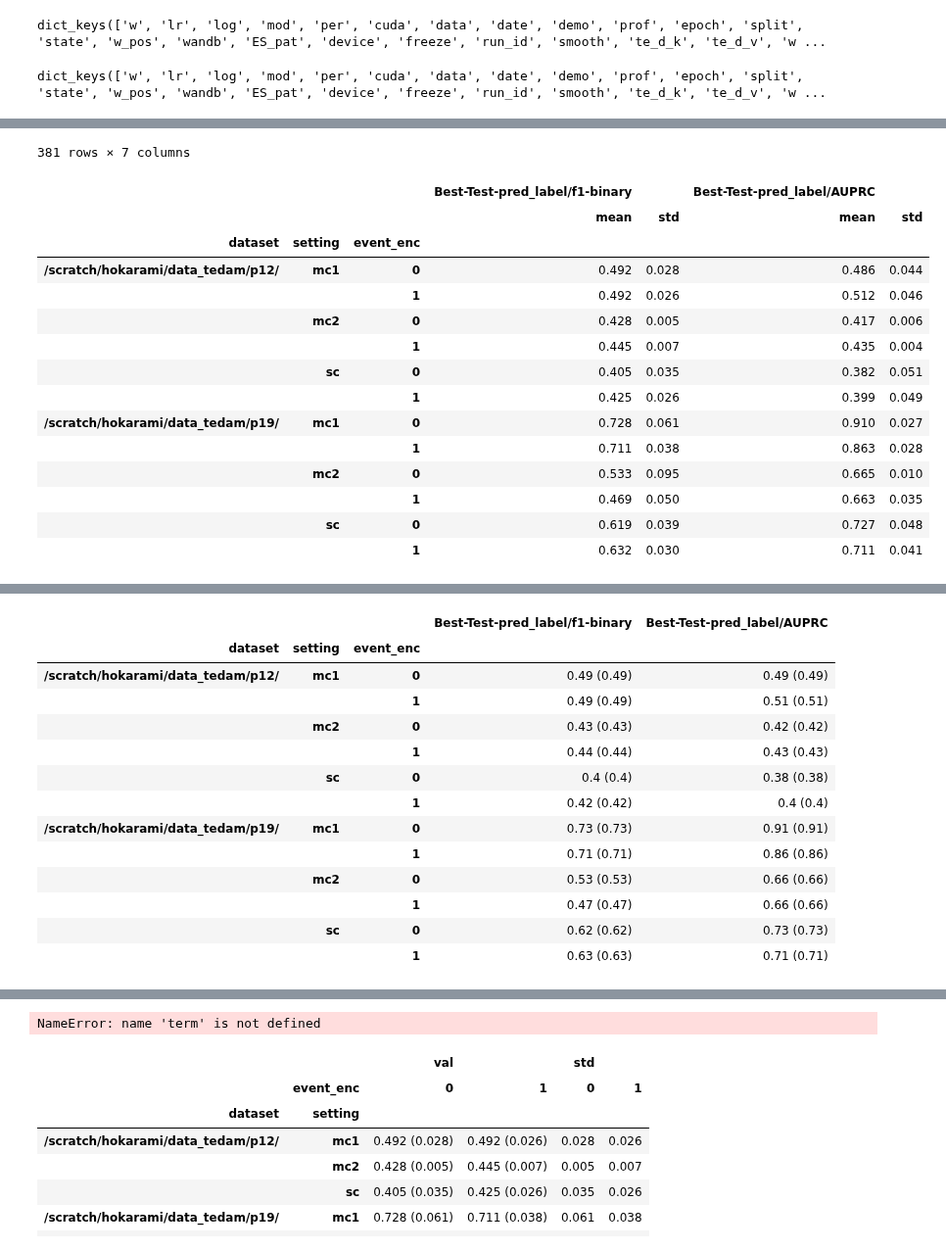
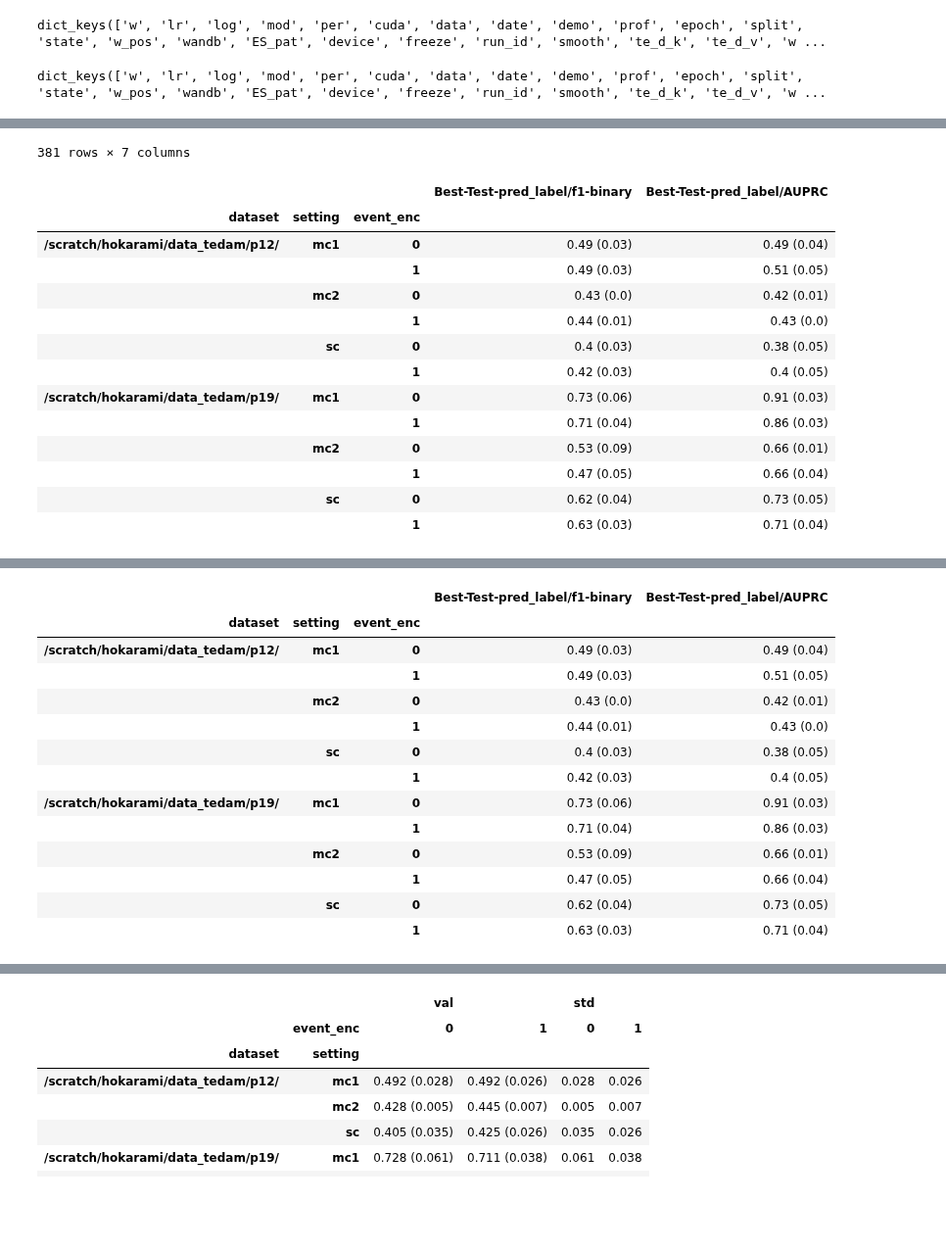
Before and after one commit to hojjatkarami/tedam2, a Jupyter notebook: jup_res.ipynb, the cells around one changed output, grey strips where cells are left out. Shown at 98% size. Drawn from its saved outputs; the diff is of its cells as text; code cells hidden in the pictures; blank space fills up the shorter version.

```diff
--- a/jup_res.ipynb
+++ b/jup_res.ipynb
@@ -79,55 +79,45 @@ i_by =['dataset','setting','event_enc']
 i_metric = ['Best-Test-pred_label/f1-binary','Best-Test-pred_label/AUPRC']
 
 a0 = df.groupby(i_by)[i_metric].size().rename('runs')
 
 a1 = df.groupby(i_by)[i_metric].aggregate(['mean','std']).round(3)
 
 a1 = df.groupby(i_by)[i_metric].aggregate(lambda x:str(round(x.mean(),2))  + ' (' + str(round(x.std(),2))  +')' )
 
 # a4 = df.groupby(i_by)[i_metric].apply(lambda x:x.round(3).tolist())   # x.round(3).tolist()
 a1
 
 a1.reset_index().pivot(index=['dataset','setting'],columns=['event_enc'])
 
 a1
-term
 
-a1.columns
-
-
-df2 = pd.concat([a0,a1,a2],axis=1)
-df2
-df2['val']= df2.apply(lambda x: str(x['mean'])+' ('+str(x['std'])+')',axis=1)
-df2
-
-df2.to_csv("aaa.csv")
+a1.to_csv("aaa.csv")
 # %% [output]
 dict_keys(['w', 'lr', 'log', 'mod', 'per', 'cuda', 'data', 'date', 'demo', 'prof', 'epoch', 'split', 'state', 'w_pos', 'wandb', 'ES_pat', 'device', 'freeze', 'run_id', 'smooth', 'te_d_k', 'te_d_v', 'w ...
 |  | dataset | setting | event_enc | test_center | split | Best-Test-pred_label/f1-binary | Best-Test-pred_label/AUPRC |
 | 0 | /scratch/hokarami/data_tedam/p12/ | mc2 | 1 | 2 | 0 | 0.452055 | 0.432469 |
 | 1 | /scratch/hokarami/data_tedam/p12/ | mc2 | 0 | 2 | 0 | 0.433526 | 0.417564 |
 | 2 | /scratch/hokarami/data_tedam/p12/ | mc2 | 0 | 0 | 0 | 0.425602 | 0.410832 |
 | 3 | /scratch/hokarami/data_tedam/p12/ | mc2 | 1 | 0 | 0 | 0.439211 | 0.439053 |
 | 4 | /scratch/hokarami/data_tedam/p12/ | mc2 | 0 | 1 | 0 | 0.425156 | 0.423649 |
 | ... | ... | ... | ... | ... | ... | ... | ... |
 | 376 | NaN | NaN | 0 | NaN | NaN | 0.497482 | 0.535767 |
 | 377 | NaN | NaN | 0 | NaN | NaN | 0.400000 | 0.327426 |
 | 378 | NaN | NaN | 0 | NaN | NaN | 0.391650 | 0.383884 |
 | 379 | NaN | NaN | 0 | NaN | NaN | 0.344828 | 0.276090 |
 | 380 | NaN | NaN | 0 | NaN | NaN | 0.360104 | 0.324282 |
 381 rows × 7 columns
-|  |  |  | Best-Test-pred_label/f1-binary |  | Best-Test-pred_label/AUPRC |  |
-|  |  |  | mean | std | mean | std |
-| dataset | setting | event_enc |  |  |  |  |
-| /scratch/hokarami/data_tedam/p12/ | mc1 | 0 | 0.492 | 0.028 | 0.486 | 0.044 |
-|  |  | 1 | 0.492 | 0.026 | 0.512 | 0.046 |
-|  | mc2 | 0 | 0.428 | 0.005 | 0.417 | 0.006 |
-|  |  | 1 | 0.445 | 0.007 | 0.435 | 0.004 |
-|  | sc | 0 | 0.405 | 0.035 | 0.382 | 0.051 |
-|  |  | 1 | 0.425 | 0.026 | 0.399 | 0.049 |
-| /scratch/hokarami/data_tedam/p19/ | mc1 | 0 | 0.728 | 0.061 | 0.910 | 0.027 |
-|  |  | 1 | 0.711 | 0.038 | 0.863 | 0.028 |
-|  | mc2 | 0 | 0.533 | 0.095 | 0.665 | 0.010 |
-|  |  | 1 | 0.469 | 0.050 | 0.663 | 0.035 |
-|  | sc | 0 | 0.619 | 0.039 | 0.727 | 0.048 |
-|  |  | 1 | 0.632 | 0.030 | 0.711 | 0.041 |
+|  |  |  | Best-Test-pred_label/f1-binary | Best-Test-pred_label/AUPRC |
+| dataset | setting | event_enc |  |  |
+| /scratch/hokarami/data_tedam/p12/ | mc1 | 0 | 0.49 (0.03) | 0.49 (0.04) |
+|  |  | 1 | 0.49 (0.03) | 0.51 (0.05) |
+|  | mc2 | 0 | 0.43 (0.0) | 0.42 (0.01) |
+|  |  | 1 | 0.44 (0.01) | 0.43 (0.0) |
+|  | sc | 0 | 0.4 (0.03) | 0.38 (0.05) |
+|  |  | 1 | 0.42 (0.03) | 0.4 (0.05) |
+| /scratch/hokarami/data_tedam/p19/ | mc1 | 0 | 0.73 (0.06) | 0.91 (0.03) |
+|  |  | 1 | 0.71 (0.04) | 0.86 (0.03) |
+|  | mc2 | 0 | 0.53 (0.09) | 0.66 (0.01) |
+|  |  | 1 | 0.47 (0.05) | 0.66 (0.04) |
+|  | sc | 0 | 0.62 (0.04) | 0.73 (0.05) |
+|  |  | 1 | 0.63 (0.03) | 0.71 (0.04) |
@@ -148,14 +133,14 @@ dict_keys(['w', 'lr', 'log', 'mod', 'per', 'cuda', 'data', 'date', 'demo', 'prof
 |  |  |  | Best-Test-pred_label/f1-binary | Best-Test-pred_label/AUPRC |
 | dataset | setting | event_enc |  |  |
-| /scratch/hokarami/data_tedam/p12/ | mc1 | 0 | 0.49 (0.49) | 0.49 (0.49) |
-|  |  | 1 | 0.49 (0.49) | 0.51 (0.51) |
-|  | mc2 | 0 | 0.43 (0.43) | 0.42 (0.42) |
-|  |  | 1 | 0.44 (0.44) | 0.43 (0.43) |
-|  | sc | 0 | 0.4 (0.4) | 0.38 (0.38) |
-|  |  | 1 | 0.42 (0.42) | 0.4 (0.4) |
-| /scratch/hokarami/data_tedam/p19/ | mc1 | 0 | 0.73 (0.73) | 0.91 (0.91) |
-|  |  | 1 | 0.71 (0.71) | 0.86 (0.86) |
-|  | mc2 | 0 | 0.53 (0.53) | 0.66 (0.66) |
-|  |  | 1 | 0.47 (0.47) | 0.66 (0.66) |
-|  | sc | 0 | 0.62 (0.62) | 0.73 (0.73) |
-|  |  | 1 | 0.63 (0.63) | 0.71 (0.71) |
+| /scratch/hokarami/data_tedam/p12/ | mc1 | 0 | 0.49 (0.03) | 0.49 (0.04) |
+|  |  | 1 | 0.49 (0.03) | 0.51 (0.05) |
+|  | mc2 | 0 | 0.43 (0.0) | 0.42 (0.01) |
+|  |  | 1 | 0.44 (0.01) | 0.43 (0.0) |
+|  | sc | 0 | 0.4 (0.03) | 0.38 (0.05) |
+|  |  | 1 | 0.42 (0.03) | 0.4 (0.05) |
+| /scratch/hokarami/data_tedam/p19/ | mc1 | 0 | 0.73 (0.06) | 0.91 (0.03) |
+|  |  | 1 | 0.71 (0.04) | 0.86 (0.03) |
+|  | mc2 | 0 | 0.53 (0.09) | 0.66 (0.01) |
+|  |  | 1 | 0.47 (0.05) | 0.66 (0.04) |
+|  | sc | 0 | 0.62 (0.04) | 0.73 (0.05) |
+|  |  | 1 | 0.63 (0.03) | 0.71 (0.04) |
@@ -185,4 +147,3 @@ dict_keys(['w', 'lr', 'log', 'mod', 'per', 'cuda', 'data', 'date', 'demo', 'prof
-NameError: name 'term' is not defined
 # %%
 df3 = df2.reset_index()
 
```
Also changed, not shown: parts of 1 cell of this notebook, 2 other files.
